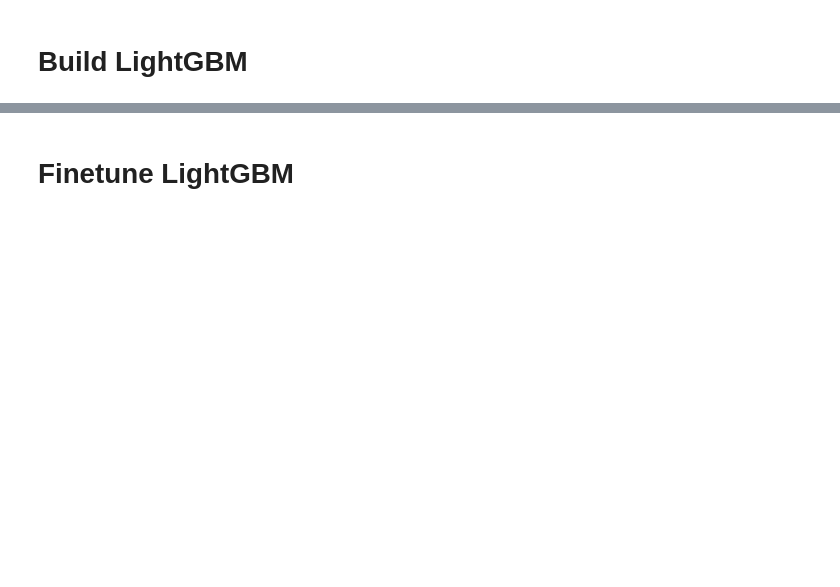
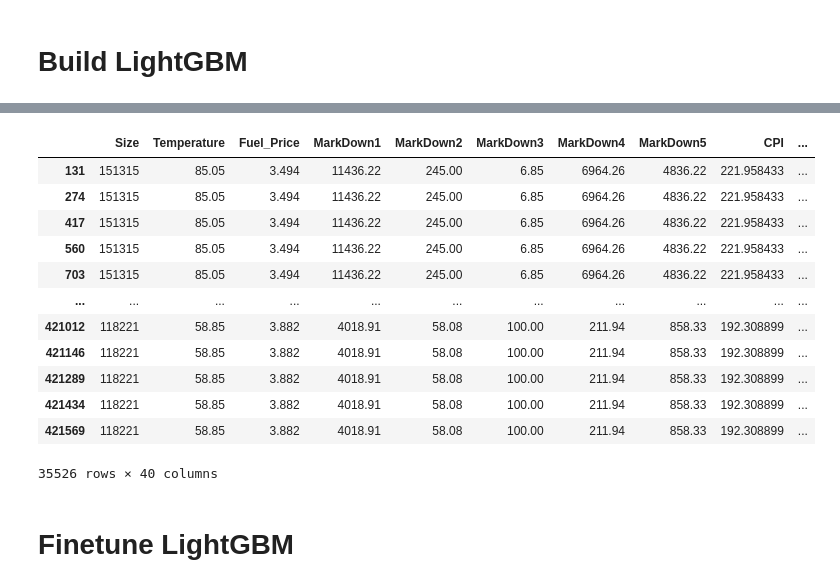
Before and after one commit to hoangquan1503/Walmart_sales_forecasting, a Jupyter notebook: notebook/model.ipynb, the cells around one changed output, grey strips where cells are left out. Drawn from its saved outputs; the diff is of its cells as text; code cells hidden in the pictures; blank space fills up the shorter version.

```diff
--- a/notebook/model.ipynb
+++ b/notebook/model.ipynb
@@ -530,0 +505,16 @@ lgbm_model, (lgbm_mae, lgbm_rmse, lgbm_wape) = build_lightgbm(X_train, y_train,
+# %%
+X_test
+# %% [output]
+|  | Size | Temperature | Fuel_Price | MarkDown1 | MarkDown2 | MarkDown3 | MarkDown4 | MarkDown5 | CPI | ... |
+| 131 | 151315 | 85.05 | 3.494 | 11436.22 | 245.00 | 6.85 | 6964.26 | 4836.22 | 221.958433 | ... |
+| 274 | 151315 | 85.05 | 3.494 | 11436.22 | 245.00 | 6.85 | 6964.26 | 4836.22 | 221.958433 | ... |
+| 417 | 151315 | 85.05 | 3.494 | 11436.22 | 245.00 | 6.85 | 6964.26 | 4836.22 | 221.958433 | ... |
+| 560 | 151315 | 85.05 | 3.494 | 11436.22 | 245.00 | 6.85 | 6964.26 | 4836.22 | 221.958433 | ... |
+| 703 | 151315 | 85.05 | 3.494 | 11436.22 | 245.00 | 6.85 | 6964.26 | 4836.22 | 221.958433 | ... |
+| ... | ... | ... | ... | ... | ... | ... | ... | ... | ... | ... |
+| 421012 | 118221 | 58.85 | 3.882 | 4018.91 | 58.08 | 100.00 | 211.94 | 858.33 | 192.308899 | ... |
+| 421146 | 118221 | 58.85 | 3.882 | 4018.91 | 58.08 | 100.00 | 211.94 | 858.33 | 192.308899 | ... |
+| 421289 | 118221 | 58.85 | 3.882 | 4018.91 | 58.08 | 100.00 | 211.94 | 858.33 | 192.308899 | ... |
+| 421434 | 118221 | 58.85 | 3.882 | 4018.91 | 58.08 | 100.00 | 211.94 | 858.33 | 192.308899 | ... |
+| 421569 | 118221 | 58.85 | 3.882 | 4018.91 | 58.08 | 100.00 | 211.94 | 858.33 | 192.308899 | ... |
+35526 rows × 40 columns
```
Also changed, not shown: parts of 12 cells of this notebook.
